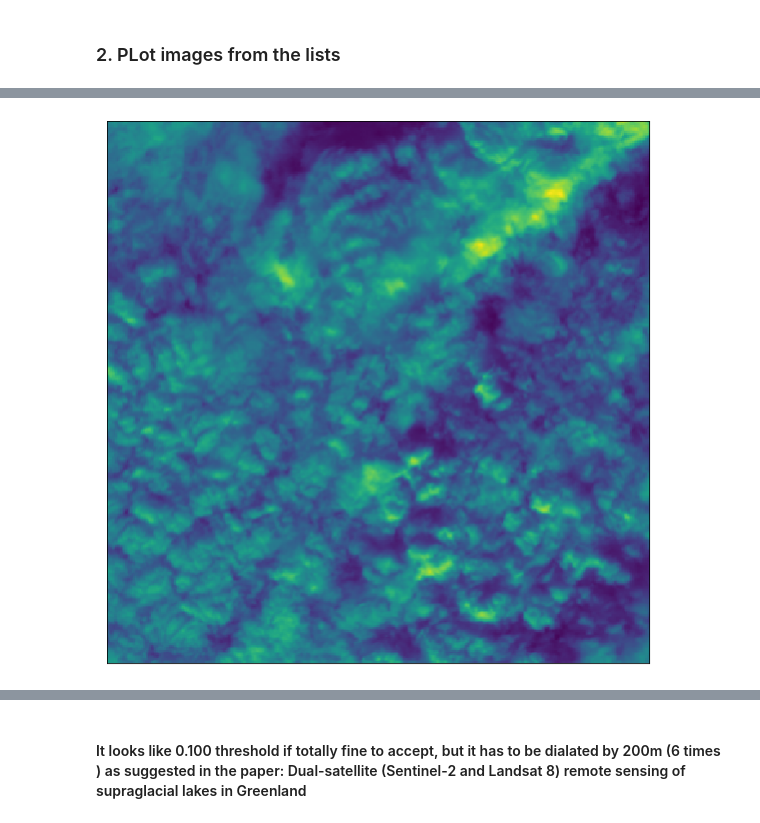
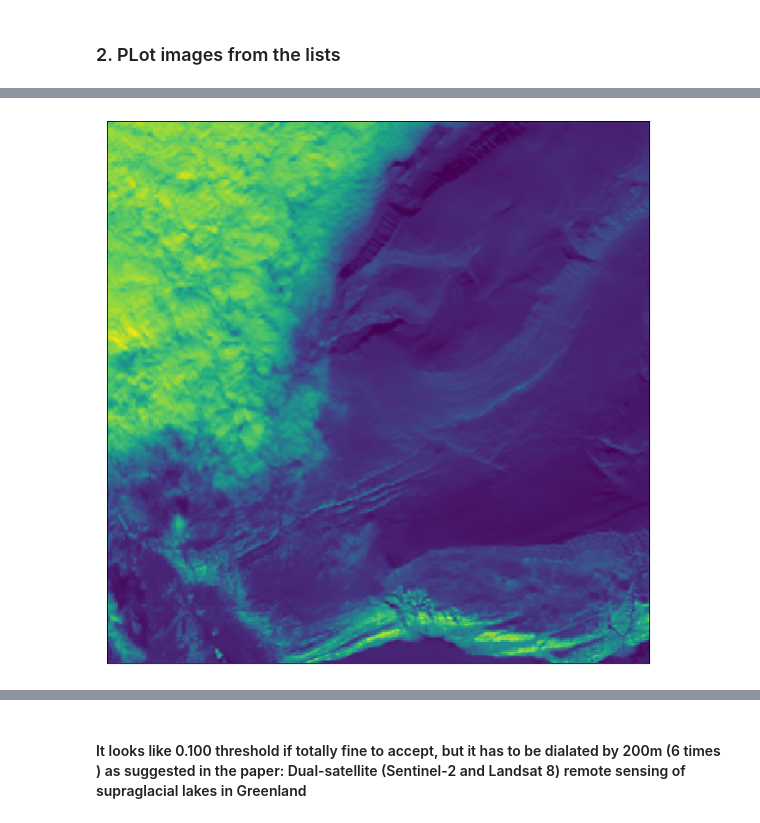
Before and after one commit to kakacper1/Greenland-water_features_mapping, a Jupyter notebook: notebooks/3_data_mining/C2. Plot and save all cloud masks.ipynb, the cells around one changed output, grey strips where cells are left out. Cells and saved outputs as stored; diff of their text form; code cells hidden in the pictures.

```diff
--- a/notebooks/3_data_mining/C2. Plot and save all cloud masks.ipynb
+++ b/notebooks/3_data_mining/C2. Plot and save all cloud masks.ipynb
@@ -23,7 +23,7 @@ from utils import plot_functions as plot_utils
 # %% [markdown]
 ### 0. Choose patch to analyze
 # %%
-eo_patch_no = 2
+eo_patch_no = 4
 
 if eo_patch_no == 0:
 
@@ -65,17 +65,34 @@ else : print('No such an index!')
 # %%
 # False:only display True: save and display
 SAVE = True
+PLOT_FOLDER = './plots/cloud_mask_comparison/'
 
 LIST_OF_RGB_DATA_TO_PLOT = [ 'LANDSAT_RAW_BANDS' ]
 
 LIST_OF_ONE_BAND_DATA_TO_PLOT = [ 'LANDSAT_RAW_BANDS' ]
 
+# to plot different cloud masks
 LIST_OF_ONE_BAND_MASKS_TO_PLOT = ['CLOUD_MASK_SWIR-1_090','CLOUD_MASK_SWIR-1_100',
                          'CLOUD_MASK_SWIR-1_150','CLOUD_MASK_SWIR-1_200',
                          'CLOUD_MASK_SWIR-1_300']
+# to plot all 100 cloud masks
+LIST_OF_ONE_BAND_MASKS_TO_PLOT_100 = ['CLOUD_MASK_SWIR-1_100','CLOUD_MASK_SWIR-1_100_dil_6_str1',
+                                      'CLOUD_MASK_SWIR-1_100_dil_6_str2']
+# to plot all 150 cloud masks
+LIST_OF_ONE_BAND_MASKS_TO_PLOT_150 = ['CLOUD_MASK_SWIR-1_150','CLOUD_MASK_SWIR-1_150_dil_6_str1',
+                                      'CLOUD_MASK_SWIR-1_150_dil_6_str2']
+# to plot all 200 cloud masks
+LIST_OF_ONE_BAND_MASKS_TO_PLOT_200 = ['CLOUD_MASK_SWIR-1_200','CLOUD_MASK_SWIR-1_200_dil_6_str1',
+                                      'CLOUD_MASK_SWIR-1_200_dil_6_str2']
 
-#PATCH_FILEPATH = io_utils.get_eopatches_dir(site.DATA_PRODUCTS[1], site.SITE_NAME, site.AVAILABLE_CRSs[0], CHOSEN_DATE_RANGE)
-#PATCH_FILEPATH
+# to plot all 300 cloud masks
+LIST_OF_ONE_BAND_MASKS_TO_PLOT_300 = ['CLOUD_MASK_SWIR-1_300','CLOUD_MASK_SWIR-1_300_dil_6_str1',
+                                      'CLOUD_MASK_SWIR-1_300_dil_6_str2', 'CLOUD_MASK_SWIR-1_300_dil_6_str2',
+                                     'CLOUD_MASK_SWIR-1_300_dil_10_str2']
+
+
+PATCH_FILEPATH = io_utils.get_eopatches_dir(site.DATA_PRODUCTS[1], site.SITE_NAME, site.AVAILABLE_CRSs[0], CHOSEN_DATE_RANGE)
+PATCH_FILEPATH
 # %% [output]
 '../../data/EOPatches/LANDSAT_8/UPE_PROMICE/UTM_22N/2013_05-2013_10/'
 # %% [markdown]
@@ -107,5 +124,5 @@ EOPatch(
 #Plotting GRB picture with clouds
 #DATETIME_ID = 2
 for data_acces_name in LIST_OF_RGB_DATA_TO_PLOT:
-    plot_utils.plot_RGB_LANDSAT_8_image(eo_patch, data_acces_name=data_acces_name, datetime_idx=DATETIME_ID, save=SAVE)
+    plot_utils.plot_RGB_LANDSAT_8_image(eo_patch, data_acces_name=data_acces_name, datetime_idx=DATETIME_ID, save=SAVE, plot_folder = PLOT_FOLDER)
 # %% [output]
@@ -116,5 +133,5 @@ Saved: 2969_2013_2_LANDSAT_RAW_BANDS.png
 # %%
 #Plotting SWIR band of a cloudy picture
 for data_acces_name in LIST_OF_ONE_BAND_DATA_TO_PLOT:
-    plot_utils.plot_single_band_LANDSAT_8(eo_patch, band_idx = 6, data_acces_name=data_acces_name, datetime_idx=DATETIME_ID, save=SAVE)
+    plot_utils.plot_single_band_LANDSAT_8(eo_patch, band_idx = 6, data_acces_name=data_acces_name, datetime_idx=DATETIME_ID, save=SAVE, plot_folder = PLOT_FOLDER)
 # %% [output]
@@ -123,4 +140,4 @@ Saved: 2969_2013_2_LANDSAT_RAW_BANDS.png
-[figure, old version]
+[figure, new version]
 # %%
 #Plotting different simple threshold clouds mask produced from SWIR bandfor sanity check:
 for data_acces_name in LIST_OF_ONE_BAND_MASKS_TO_PLOT:
```
Also changed, not shown: parts of 9 cells of this notebook, 5 other files.
